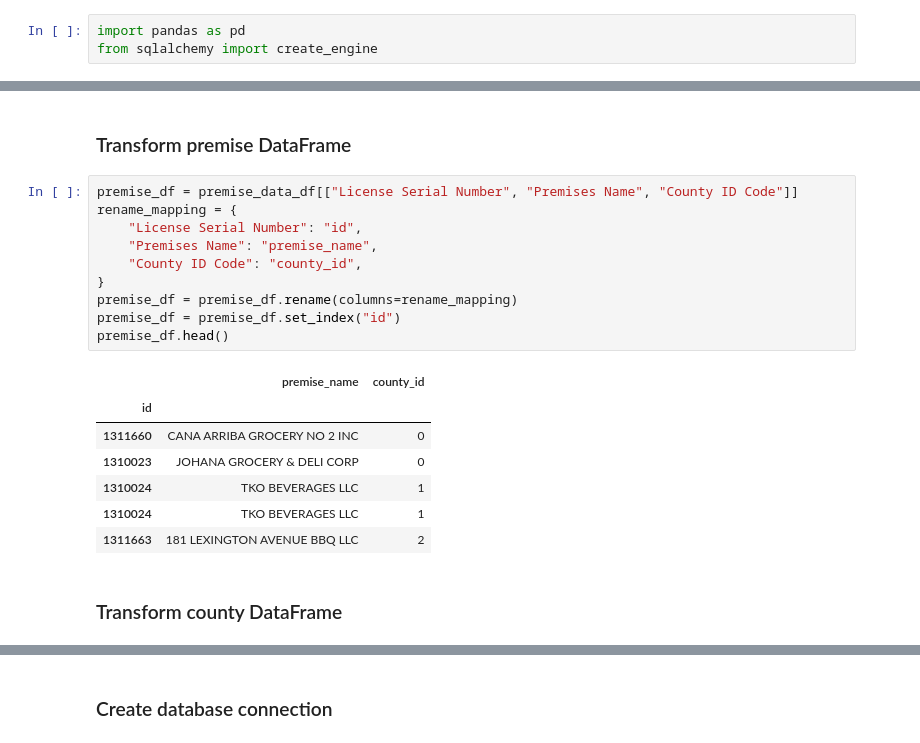
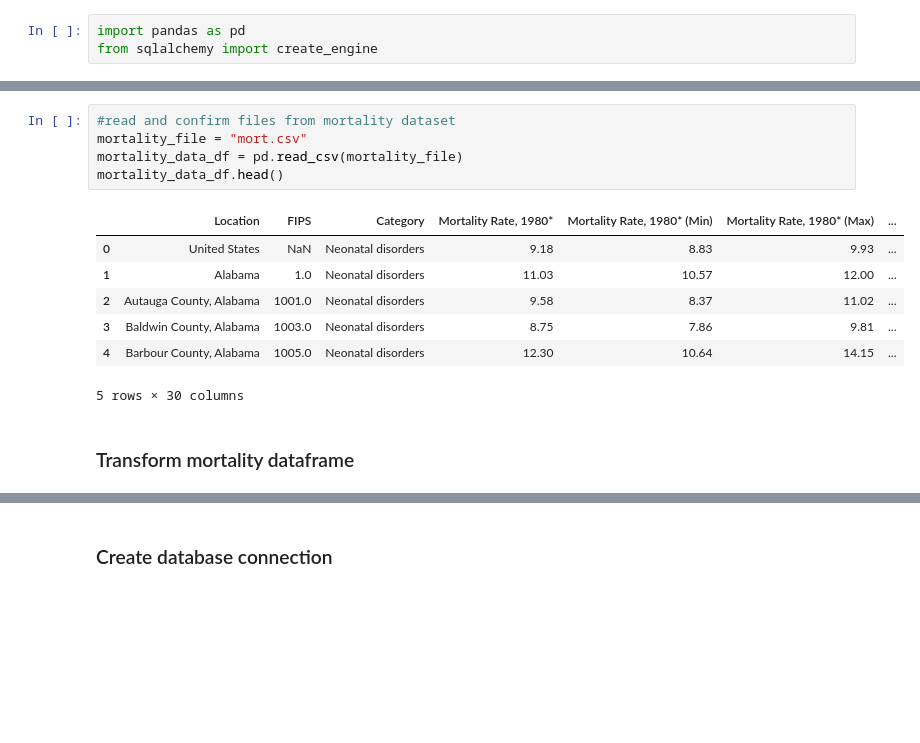
Before and after one commit to prinszi/ETL_Project, a Jupyter notebook: ETL.ipynb, the cells around one changed output, grey strips where cells are left out. Cells and saved outputs as stored; diff of their text form; blank space fills up the shorter version.

```diff
--- a/ETL.ipynb
+++ b/ETL.ipynb
@@ -42,22 +49,15 @@ county_data_df.head()
+# %%
+#read and confirm files from mortality dataset
+mortality_file = "mort.csv"
+mortality_data_df = pd.read_csv(mortality_file)
+mortality_data_df.head()
+# %% [output]
+|  | Location | FIPS | Category | Mortality Rate, 1980* | Mortality Rate, 1980* (Min) | Mortality Rate, 1980* (Max) | ... |
+| 0 | United States | NaN | Neonatal disorders | 9.18 | 8.83 | 9.93 | ... |
+| 1 | Alabama | 1.0 | Neonatal disorders | 11.03 | 10.57 | 12.00 | ... |
+| 2 | Autauga County, Alabama | 1001.0 | Neonatal disorders | 9.58 | 8.37 | 11.02 | ... |
+| 3 | Baldwin County, Alabama | 1003.0 | Neonatal disorders | 8.75 | 7.86 | 9.81 | ... |
+| 4 | Barbour County, Alabama | 1005.0 | Neonatal disorders | 12.30 | 10.64 | 14.15 | ... |
+5 rows × 30 columns
 # %% [markdown]
-### Transform premise DataFrame
+### Transform mortality dataframe
-# %%
-premise_df = premise_data_df[["License Serial Number", "Premises Name", "County ID Code"]]
-rename_mapping = {
-    "License Serial Number": "id",
-    "Premises Name": "premise_name",
-    "County ID Code": "county_id",
-}
-premise_df = premise_df.rename(columns=rename_mapping)
-premise_df = premise_df.set_index("id")
-premise_df.head()
-# %% [output]
-|  | premise_name | county_id |
-| id |  |  |
-| 1311660 | CANA ARRIBA GROCERY NO 2 INC | 0 |
-| 1310023 | JOHANA GROCERY & DELI CORP | 0 |
-| 1310024 | TKO BEVERAGES LLC | 1 |
-| 1310024 | TKO BEVERAGES LLC | 1 |
-| 1311663 | 181 LEXINGTON AVENUE BBQ LLC | 2 |
-# %% [markdown]
-### Transform county DataFrame
```
Also changed, not shown: parts of 12 cells of this notebook, 1 other file.
